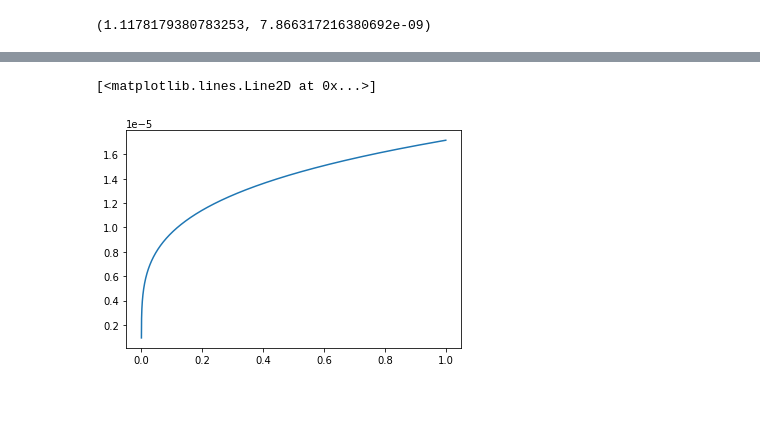
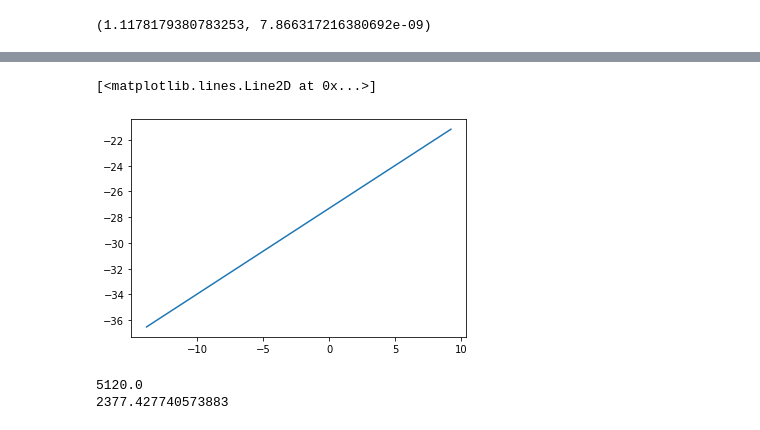
Before and after one commit to MaxJXiao/Cosmic-Strings, a Jupyter notebook: Comoving.ipynb, the cells around one changed output, grey strips where cells are left out. Cells and saved outputs as stored; diff of their text form; code cells hidden in the pictures; blank space fills up the shorter version.

```diff
--- a/Comoving.ipynb
+++ b/Comoving.ipynb
@@ -305,0 +377,8 @@ print(time[-1])
+# %%
+ln_x = np.log(x)
+ln_y = np.log(y)
+plt.plot(ln_x,ln_y)
+#gradient = 0.666667285959397
+# %% [output]
+[<matplotlib.lines.Line2D at 0x...>]
+[figure, added]
@@ -309,10 +392,3 @@ import pandas as pd
 dict = {'time (t)': time, 'Scale factor (a)': a, 'Hubble Parameter (H)': Hubble}
 df = pd.DataFrame(dict)
 df.to_csv('Integrations.csv')
-# %%
-x = np.linspace(1e-5,1,10000)
-y = 1.71541177447862e-5 * x ** (0.2530363118519119)
-plt.plot(x,y)
-# %% [output]
-[<matplotlib.lines.Line2D at 0x...>]
-[figure, removed]
@@ -318,0 +468,33 @@ plt.plot(x,y)
+# %%
+start = time.time()
+
+
+n = 10
+deltax = 1
+deltat = 0.1
+eta = 1
+N = pow(2,n)
+t = 0.5*N*deltax/deltat # light crossing time
+t0 = 0.1
+t2 = t/2 # half time
+t5 = t/5
+t10 = t/10 # 1/10 of the ligth crossing time
+
+vel = np.zeros((N,N))
+mu, sigma = 0, 0.1 # mean and standard deviation
+omega = 5
+
+print(t)
+
+
+
+A1 = np.random.normal(mu, sigma, size=(N, N))
+A2 = np.random.normal(mu,sigma,size=(N,N))
+
+A1,A2 = wolff(N,t0,t5,A1,A2,vel,omega,eta,deltax,deltat)
+
+end = time.time()
+print(end - start)
+# %% [output]
+5120.0
+2377.427740573883
```
Also changed, not shown: parts of 19 cells of this notebook.
